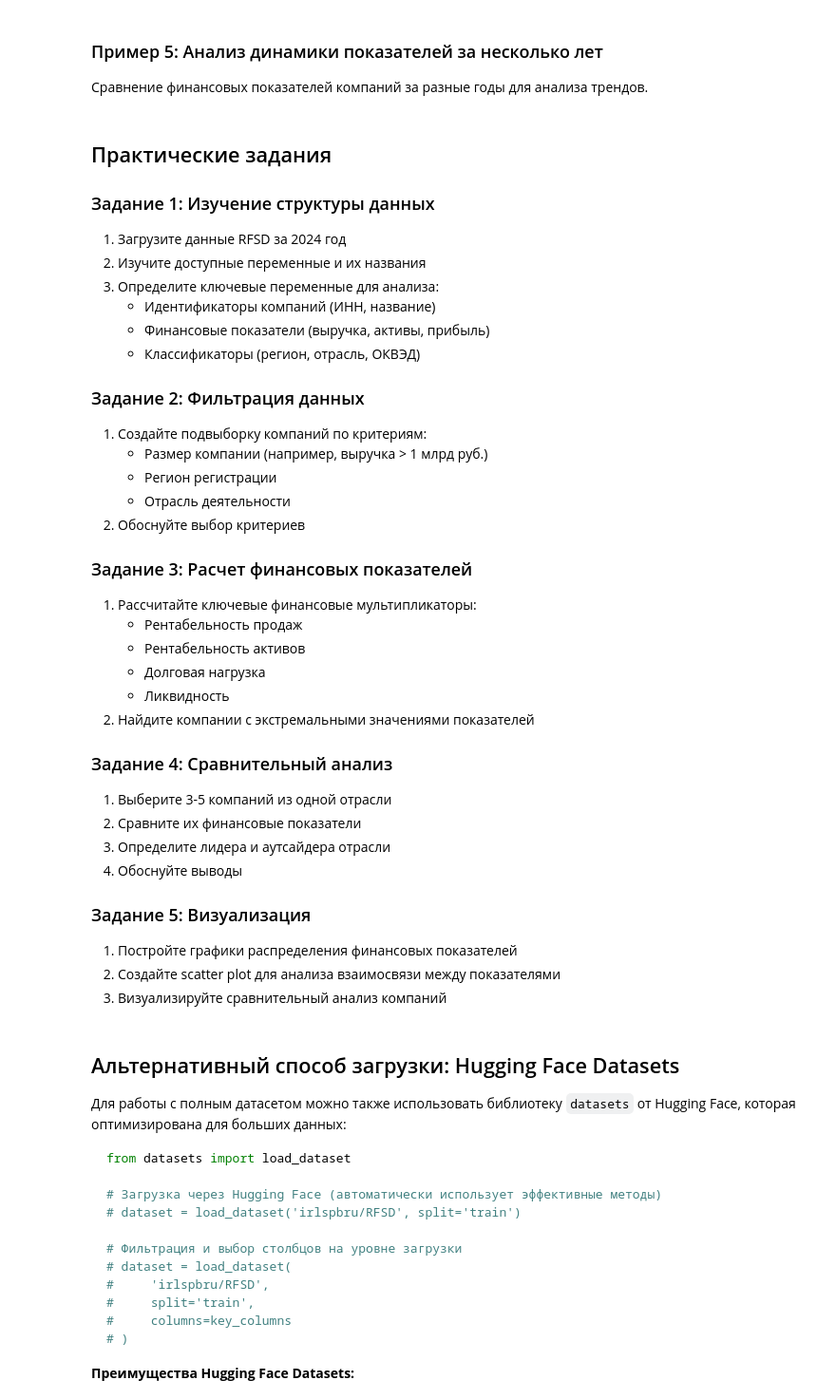
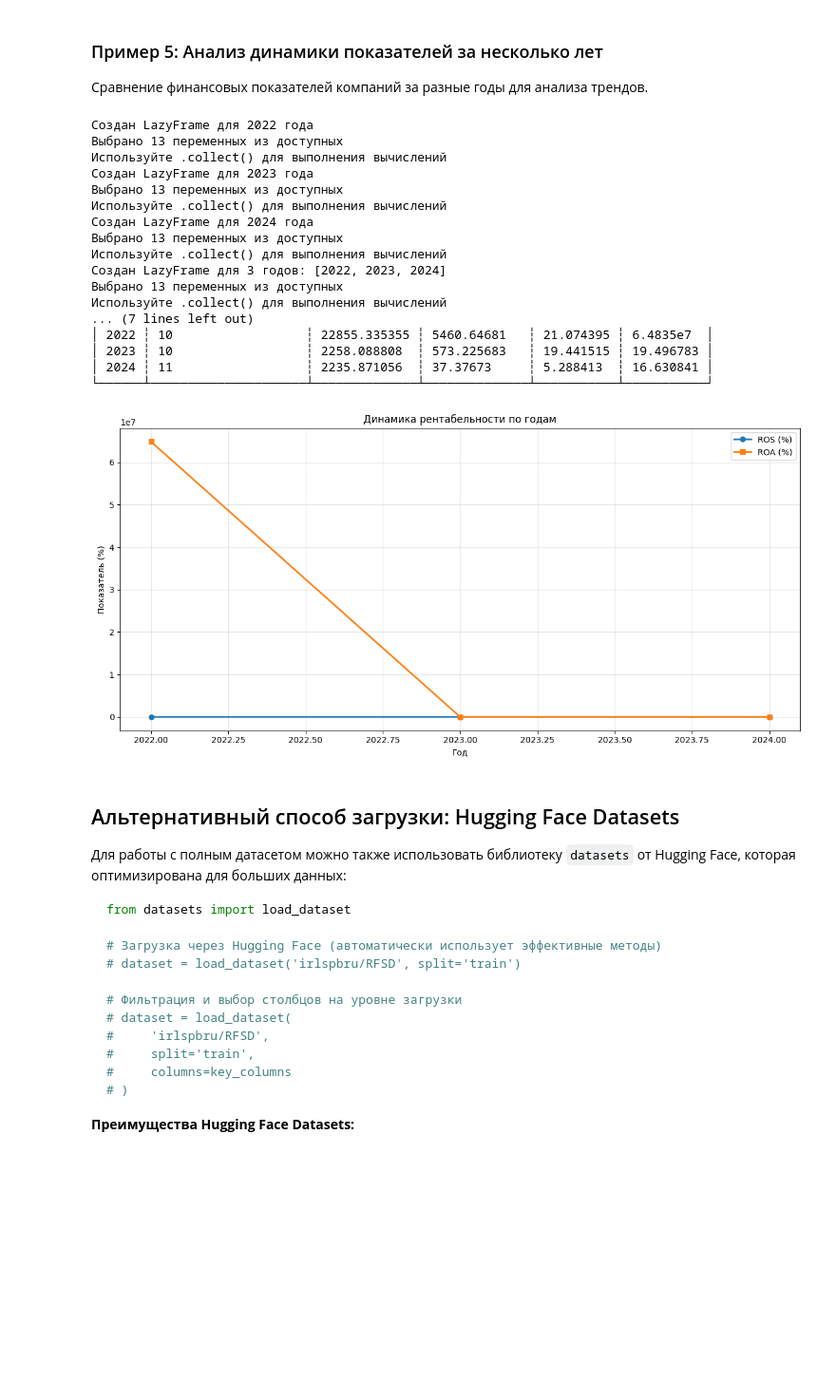
Before and after one commit to quantviews/financial-markets-2025, a Jupyter notebook: ipynb/Russian_corporate_data_RFSD_2025.ipynb, the cells around one changed output. Shown at 95% size. Cells and saved outputs as stored; diff of their text form; code cells hidden in the pictures; blank space fills up the shorter version.

```diff
--- a/ipynb/Russian_corporate_data_RFSD_2025.ipynb
+++ b/ipynb/Russian_corporate_data_RFSD_2025.ipynb
@@ -637,6 +804,6 @@ TypeError: unsupported operand type(s) for /: 'str' and 'str'
 # %%
 # Путь к локальной папке с данными RFSD
-RFSD_PATH = Path(r"E:\YandexDisk\Russia\RFSD")
+RFSD_PATH = Path(RFSD_PATH)
 
 # Проверяем доступные годы
 available_years = sorted([int(d.name.split('=')[1]) for d in RFSD_PATH.iterdir() if d.is_dir() and d.name.startswith('year=')])
@@ -1277,7 +1475,7 @@ def calculate_financial_ratios_polars(lf):
         ((pl.col('line_1400') + pl.col('line_1500')) / pl.col('line_1300')).alias('debt_to_equity'),
 
         # Текущая ликвидность (Current Ratio)
-        (pl.col('line_1200') / pl.col('line_1500')).alias('current_ratio'),
+        #(pl.col('line_1200') / pl.col('line_1500')).alias('current_ratio'),
     ])
 
 # Применяем расчеты на уровне LazyFrame
@@ -1698,7 +2068,7 @@ lf_multiyear_valid = lf_multiyear_with_ratios.filter(
 
 # Загружаем данные (может занять время!)
 # Раскомментируйте следующую строку для выполнения:
-# df_multiyear = lf_multiyear_valid.collect()
+df_multiyear = lf_multiyear_valid.collect()
 
 # Анализ динамики по годам
 if 'df_multiyear' in locals():
@@ -1712,76 +2082,54 @@ if 'df_multiyear' in locals():
             pl.mean('ros').alias('средняя_ROS'),
             pl.mean('roa').alias('средняя_ROA'),
             pl.count().alias('количество_компаний')
         ])
         .sort('year')
         .with_columns([
-            (pl.col('средняя_выручка') / 1_000_000_000).alias('выручка_млрд'),
-            (pl.col('средняя_прибыль') / 1_000_000_000).alias('прибыль_млрд'),
+            (pl.col('средняя_выручка') / 1_000_000).alias('выручка_млрд'),
+            (pl.col('средняя_прибыль') / 1_000_000).alias('прибыль_млрд'),
             (pl.col('средняя_ROS') * 100).alias('ROS_%'),
             (pl.col('средняя_ROA') * 100).alias('ROA_%'),
         ])
     )
     print(yearly_stats.select(['year', 'количество_компаний', 'выручка_млрд', 'прибыль_млрд', 'ROS_%', 'ROA_%']))
 
     # Визуализация динамики
     import matplotlib.pyplot as plt
 
     yearly_pd = yearly_stats.select(['year', 'ROS_%', 'ROA_%']).to_pandas()
 
     plt.figure(figsize=(12, 6))
     plt.plot(yearly_pd['year'], yearly_pd['ROS_%'], marker='o', label='ROS (%)', linewidth=2)
     plt.plot(yearly_pd['year'], yearly_pd['ROA_%'], marker='s', label='ROA (%)', linewidth=2)
     plt.xlabel('Год')
     plt.ylabel('Показатель (%)')
     plt.title('Динамика рентабельности по годам')
     plt.legend()
     plt.grid(True, alpha=0.3)
     plt.tight_layout()
     plt.show()
 else:
     print("Для анализа динамики раскомментируйте строку с df_multiyear = lf_multiyear_valid.collect()")
     print("Это может занять некоторое время из-за большого объема данных")
+# %% [output]
+Создан LazyFrame для 2022 года
+Выбрано 13 переменных из доступных
+Используйте .collect() для выполнения вычислений
+Создан LazyFrame для 2023 года
+Выбрано 13 переменных из доступных
+Используйте .collect() для выполнения вычислений
+Создан LazyFrame для 2024 года
+Выбрано 13 переменных из доступных
+Используйте .collect() для выполнения вычислений
+Создан LazyFrame для 3 годов: [2022, 2023, 2024]
+Выбрано 13 переменных из доступных
+Используйте .collect() для выполнения вычислений
+... (7 lines left out)
+│ 2022 ┆ 10                  ┆ 22855.335355 ┆ 5460.64681   ┆ 21.074395 ┆ 6.4835e7  │
+│ 2023 ┆ 10                  ┆ 2258.088808  ┆ 573.225683   ┆ 19.441515 ┆ 19.496783 │
+│ 2024 ┆ 11                  ┆ 2235.871056  ┆ 37.37673     ┆ 5.288413  ┆ 16.630841 │
+└──────┴─────────────────────┴──────────────┴──────────────┴───────────┴───────────┘
+[figure, added]
-# %% [markdown]
-## Практические задания
-
-### Задание 1: Изучение структуры данных
-
-1. Загрузите данные RFSD за 2024 год
-2. Изучите доступные переменные и их названия
-3. Определите ключевые переменные для анализа:
-   - Идентификаторы компаний (ИНН, название)
-   - Финансовые показатели (выручка, активы, прибыль)
-   - Классификаторы (регион, отрасль, ОКВЭД)
-
-### Задание 2: Фильтрация данных
-
-1. Создайте подвыборку компаний по критериям:
-   - Размер компании (например, выручка > 1 млрд руб.)
-   - Регион регистрации
-   - Отрасль деятельности
-2. Обоснуйте выбор критериев
-
-### Задание 3: Расчет финансовых показателей
-
-1. Рассчитайте ключевые финансовые мультипликаторы:
-   - Рентабельность продаж
-   - Рентабельность активов
-   - Долговая нагрузка
-   - Ликвидность
-2. Найдите компании с экстремальными значениями показателей
-
-### Задание 4: Сравнительный анализ
-
-1. Выберите 3-5 компаний из одной отрасли
-2. Сравните их финансовые показатели
-3. Определите лидера и аутсайдера отрасли
-4. Обоснуйте выводы
-
-### Задание 5: Визуализация
-
-1. Постройте графики распределения финансовых показателей
-2. Создайте scatter plot для анализа взаимосвязи между показателями
-3. Визуализируйте сравнительный анализ компаний
 # %% [markdown]
 ## Альтернативный способ загрузки: Hugging Face Datasets
 
```
Also changed, not shown: parts of 39 cells of this notebook.
